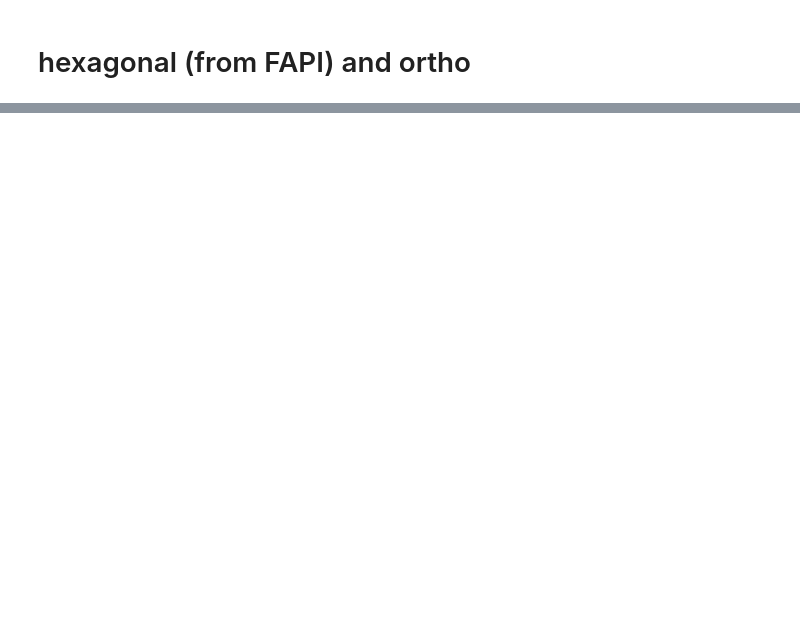
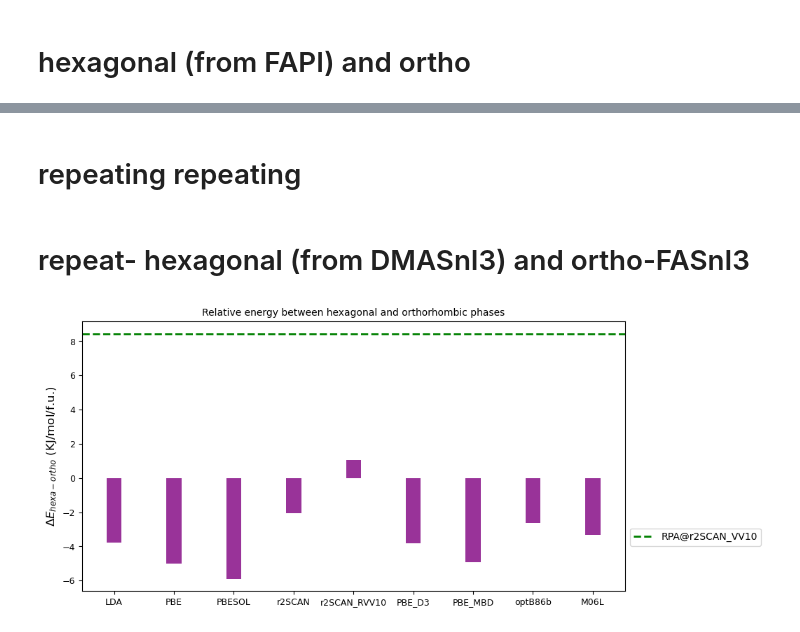
Before and after one commit to paramvir3/Crystal-Structures-Halide-perovskite, a Jupyter notebook: FASnI3/structures_from_maria_loi/final_structures_as_per_experiments/structure.ipynb, the cells around one changed output, grey strips where cells are left out. Cells and saved outputs as stored; diff of their text form; code cells hidden in the pictures; blank space fills up the shorter version.

```diff
--- a/FASnI3/structures_from_maria_loi/final_structures_as_per_experiments/structure.ipynb
+++ b/FASnI3/structures_from_maria_loi/final_structures_as_per_experiments/structure.ipynb
@@ -335,0 +337,33 @@ ax.tick_params(labelsize=9)
+# %% [markdown]
+# repeating repeating
+# %% [markdown]
+# repeat- hexagonal (from DMASnI3) and ortho-FASnI3
+# %%
+name = ['LDA', 'PBE', 'PBESOL','r2SCAN', 'r2SCAN_RVV10', 'PBE_D3', 'PBE_MBD', 'optB86b', 'M06L']
+
+
+final_cubic_delta = [(-241.96707870 - -241.81004223)*96.491566/4, \
+                     (-222.64554959 - -222.43788459)*96.491566/4, \
+                     (-229.34072046 - -229.09627324)*96.491566/4, \
+                     (-593.85493309 - -593.76925033)*96.491566/4, \
+                     (-586.98451639 - -587.02888071)*96.491566/4, \
+                     (-228.37060606 - -228.21266711)*96.491566/4, \
+                     (-226.96618718 - -226.76128078)*96.491566/4, \
+                     (-169.17834927 - -169.06926616)*96.491566/4, \
+                     (-550.34811540 - -550.21102947)*96.491566/4]
+
+fig, (ax) = plt.subplots(figsize=(10,5))
+
+ax.bar(name,final_cubic_delta, color='purple', width = 0.25, alpha=0.8)
+
+plt.axhline(y =(-692.04673008 + 692.39653844)*96.491566/4 , color = 'g', linestyle = '--', lw=2, label='RPA@r2SCAN_VV10')
+
+ax.set_ylabel('$\Delta E_{hexa - ortho}$ (KJ/mol/f.u.)', fontsize = 12)
+ax.set_title('Relative energy between hexagonal and orthorhombic phases', fontsize=10)
+ax.tick_params(labelsize=9)
+
+ax.legend(loc='center left', bbox_to_anchor=(1.0, 0.2))
+
+plt.savefig('relative_energy_hexagonal_DMA_ortho.png')
+# %% [output]
+[figure, added]
```
Also changed, not shown: parts of 8 cells of this notebook, 9 other files.
